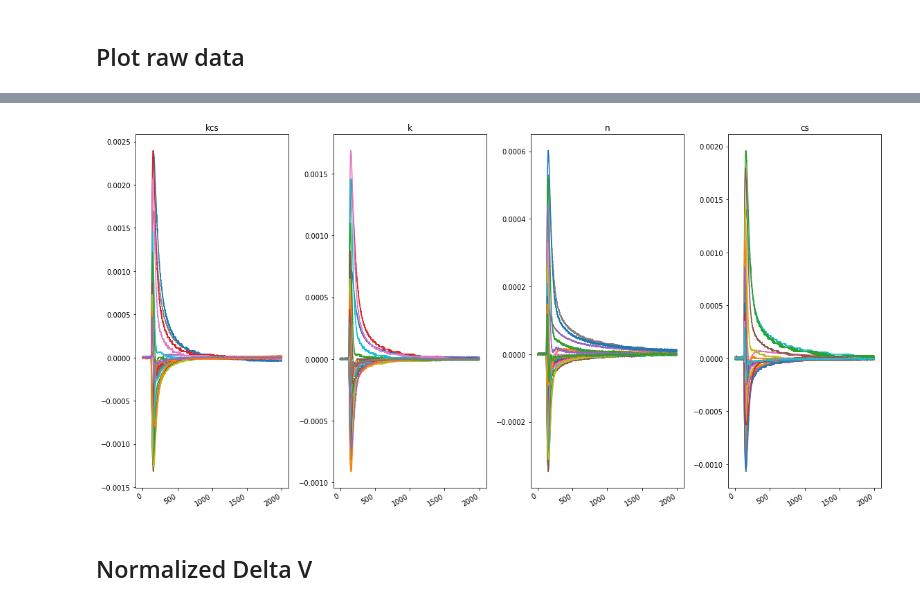
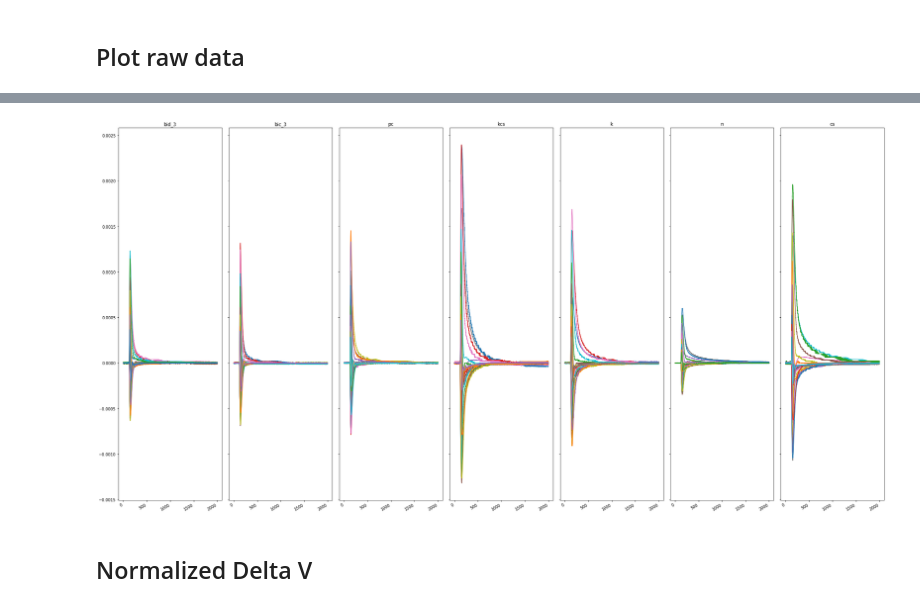
Before and after one commit to aspitarl/TRMC, a Jupyter notebook: RawDataLoad.ipynb, the cells around one changed output, grey strips where cells are left out. Cells and saved outputs as stored; diff of their text form; code cells hidden in the pictures.

```diff
--- a/RawDataLoad.ipynb
+++ b/RawDataLoad.ipynb
@@ -21,10 +21,12 @@ from collections import OrderedDict
 import itertools
 # %%
 # basedir = '\\\\depot.engr.oregonstate.edu\\users\\coe_apirate\\Windows.Documents\\Desktop\\Data'
-basedir = 'C:\\Users\\aspit\\OneDrive\\TRMC\\Raw Data'
+basedir = 'C:\\Users\\aspit\\OneDrive\\OSU\\Raw Data'
 # basedir = 'C://Users/coe_apirate/OneDrive/Data/TRMC/Raw Data'
 fps = {
-#     'pc': os.path.join(basedir,'20190228\EPFL_PC_2'),
+    'bid_3': os.path.join(basedir,'20190302\EPFL_D2_3'),
+    'bic_3': os.path.join(basedir,'20190301\EPFL_Bi_C2_3'),
+    'pc': os.path.join(basedir,'20190228\EPFL_PC_2'),
     'kcs': os.path.join(basedir,'20190227\EPFL_KCS_2'),
     'k': os.path.join(basedir,'20190226\EPFL_2_K_2'),
     'n': os.path.join(basedir,'20190226\EPFL_2_N_2'),
@@ -44,9 +46,9 @@ fps = {
 # %% [markdown]
 ## load in and plot the deltaV data sets
 # %%
-# timeshifts = {'bhjua': -270e-9,'bhja': -270e-9, 'bid': -270e-9,'bib': -270e-9}
+
 timefactor = {'bia': 2, 'bic' : 2}
-timeshifts = {'bia': -450e-9, 'bic': -450e-9}
+timeshifts = {'bia': -450e-9, 'bic': -450e-9,'bhjua': -270e-9,'bhja': -270e-9, 'bid': -270e-9,'bib': -270e-9}
 
 #corect for incorrect data entry, most are right
 fluencefactor = {
@@ -163,27 +165,27 @@ for ax in axs:
 # %%
 size = len(da_dv.indexes['sample'])
-fig, axes = plt.subplots(1,size, figsize = (4*size, 2*size), squeeze=False)
+fig, axes = plt.subplots(1,size, figsize = (4*size, 2*size), squeeze=False, sharey = True)
 
 for i,samp in enumerate(da_dv.indexes['sample']):
     data = da_dv.sel(sample = samp).sel(direction = 'U').dropna('fluence','all').isel(fluence = -1).dropna('time','all')
     ax = axes[0][i]
     f0 = 8.542e9
     freqs = data.indexes['freq']
     for freq in freqs:
         trace = data.sel(freq = freq).dropna('time','all')
         ax.plot(trace.to_series())
 #     ax = plot.redbluetransient(ax,data, f0)
     ax.set_title(samp)
 #     ax.set_xlim([200e-9,2000e-9])
 #     ax.set_xlabel('time (ns)')
 #     ax.set_ylabel('Voltage (V)')
     ax.xaxis.set_major_formatter(FuncFormatter(plot.exp_formatter(-9).func))
 
 # ax.legend()
 fig.autofmt_xdate()
 fig.tight_layout()
 # %% [output]
-[figure, old version]
+[figure, new version]
 # %% [markdown]
 ## Normalized Delta V
 # %%
```
Also changed, not shown: parts of 4 cells of this notebook, 2 other files.
